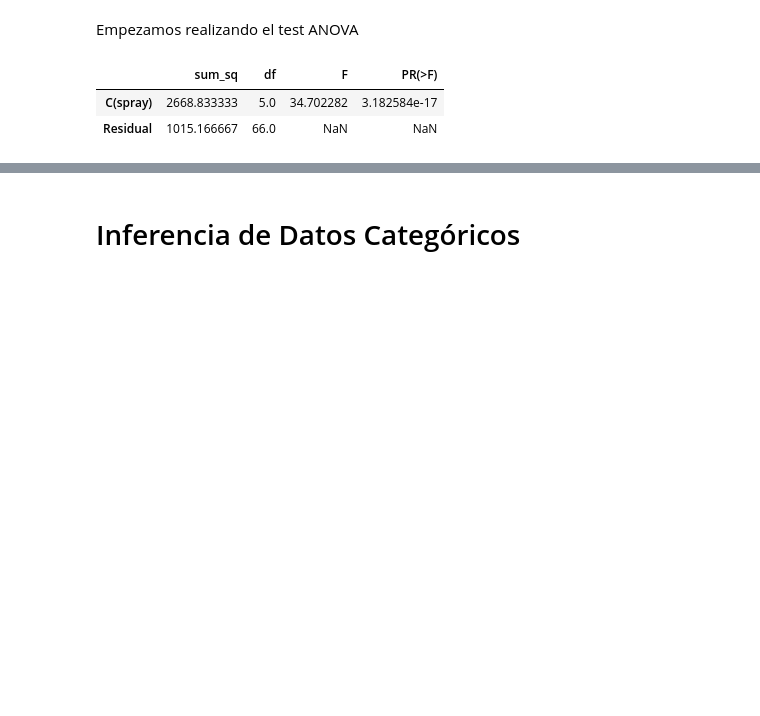
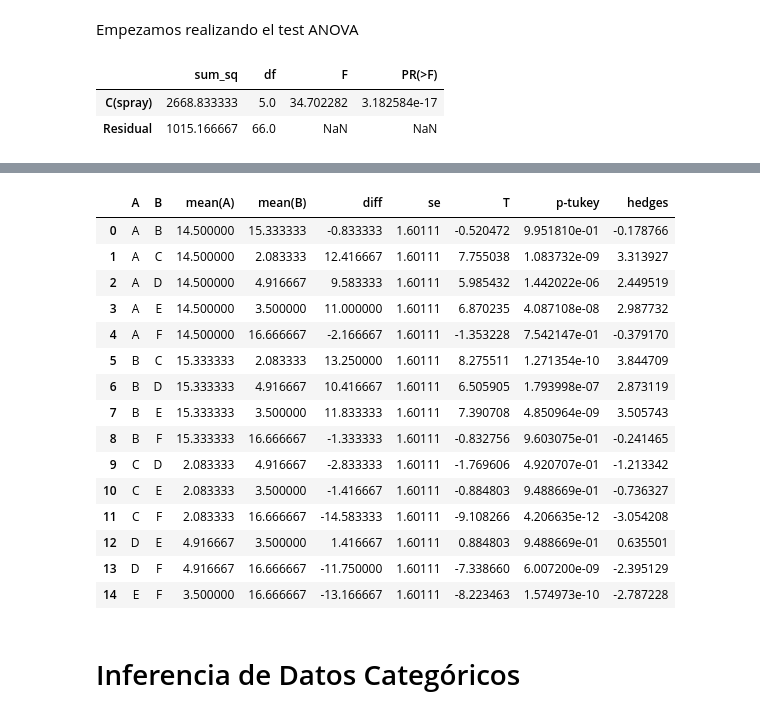
Before and after one commit to aarlandw/IIQ3402-Statistical-Design-Optimization-Multivariate-Analysis, a Jupyter notebook: Clases/Clase10_InferenciaEstadisticaVI.ipynb, the cells around one changed output, grey strips where cells are left out. Drawn from its saved outputs; the diff is of its cells as text; code cells hidden in the pictures; blank space fills up the shorter version.

```diff
--- a/Clases/Clase10_InferenciaEstadisticaVI.ipynb
+++ b/Clases/Clase10_InferenciaEstadisticaVI.ipynb
@@ -184,3 +234,24 @@ rf_ttest
+# %%
+## Tukey HSD
+tukey = pg.pairwise_tukey(data = dataset_spray, dv = 'count', between = 'spray')
+tukey
+# %% [output]
+|  | A | B | mean(A) | mean(B) | diff | se | T | p-tukey | hedges |
+| 0 | A | B | 14.500000 | 15.333333 | -0.833333 | 1.60111 | -0.520472 | 9.951810e-01 | -0.178766 |
+| 1 | A | C | 14.500000 | 2.083333 | 12.416667 | 1.60111 | 7.755038 | 1.083732e-09 | 3.313927 |
+| 2 | A | D | 14.500000 | 4.916667 | 9.583333 | 1.60111 | 5.985432 | 1.442022e-06 | 2.449519 |
+| 3 | A | E | 14.500000 | 3.500000 | 11.000000 | 1.60111 | 6.870235 | 4.087108e-08 | 2.987732 |
+| 4 | A | F | 14.500000 | 16.666667 | -2.166667 | 1.60111 | -1.353228 | 7.542147e-01 | -0.379170 |
+| 5 | B | C | 15.333333 | 2.083333 | 13.250000 | 1.60111 | 8.275511 | 1.271354e-10 | 3.844709 |
+| 6 | B | D | 15.333333 | 4.916667 | 10.416667 | 1.60111 | 6.505905 | 1.793998e-07 | 2.873119 |
+| 7 | B | E | 15.333333 | 3.500000 | 11.833333 | 1.60111 | 7.390708 | 4.850964e-09 | 3.505743 |
+| 8 | B | F | 15.333333 | 16.666667 | -1.333333 | 1.60111 | -0.832756 | 9.603075e-01 | -0.241465 |
+| 9 | C | D | 2.083333 | 4.916667 | -2.833333 | 1.60111 | -1.769606 | 4.920707e-01 | -1.213342 |
+| 10 | C | E | 2.083333 | 3.500000 | -1.416667 | 1.60111 | -0.884803 | 9.488669e-01 | -0.736327 |
+| 11 | C | F | 2.083333 | 16.666667 | -14.583333 | 1.60111 | -9.108266 | 4.206635e-12 | -3.054208 |
+| 12 | D | E | 4.916667 | 3.500000 | 1.416667 | 1.60111 | 0.884803 | 9.488669e-01 | 0.635501 |
+| 13 | D | F | 4.916667 | 16.666667 | -11.750000 | 1.60111 | -7.338660 | 6.007200e-09 | -2.395129 |
+| 14 | E | F | 3.500000 | 16.666667 | -13.166667 | 1.60111 | -8.223463 | 1.574973e-10 | -2.787228 |
 # %% [markdown]
 # Inferencia de Datos Categóricos
 # %%
```
Also changed, not shown: parts of 11 cells of this notebook.
